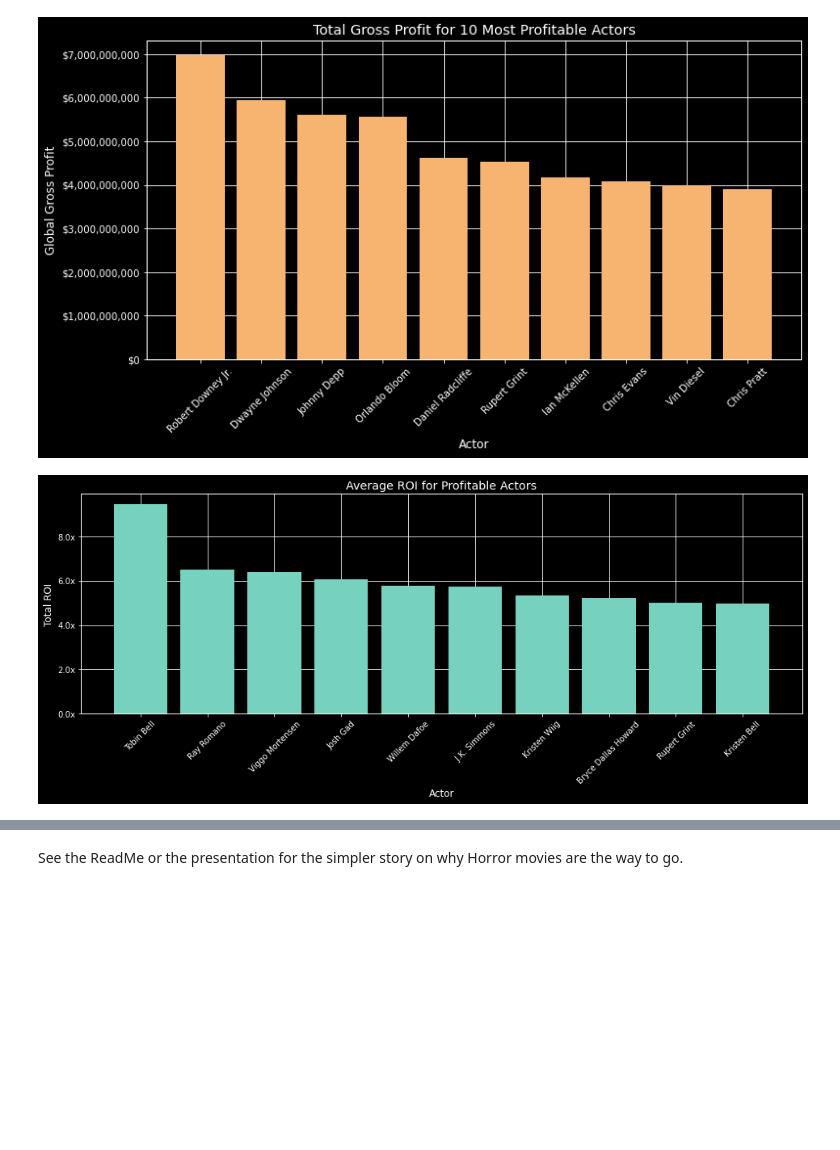
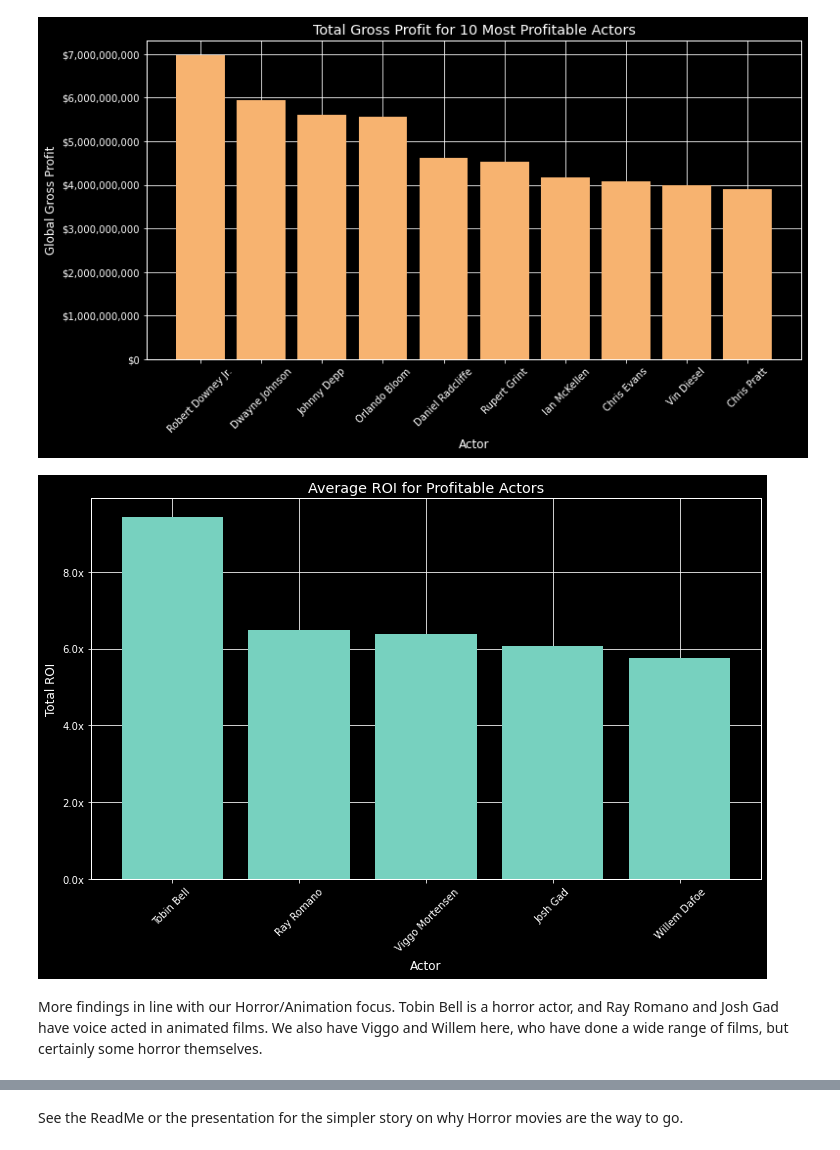
Before and after one commit to ttrechsel/Phase2_Movies, a Jupyter notebook: Movie_Project_Final_JN.ipynb, the cells around one changed output, grey strips where cells are left out. Drawn from its saved outputs; the diff is of its cells as text; code cells hidden in the pictures; blank space fills up the shorter version.

```diff
--- a/Movie_Project_Final_JN.ipynb
+++ b/Movie_Project_Final_JN.ipynb
@@ -864,26 +924,28 @@ plt.show();
 # %%
 # Average ROI by Actor for actors in at least 5 films
 common_actors = actors_exploded['Actors'].value_counts()[lambda x : x >= 5]
 actors_df = actors_exploded[actors_exploded['Actors'].isin(common_actors.index)]
 
 ROI_by_actor = actors_df.groupby('Actors').sum()
 ROI_by_actor['ROI'] = ROI_by_actor['Global_Gross_Profit'] / ROI_by_actor['Budget']
-ROI_by_actor = ROI_by_actor.sort_values('ROI', ascending=False).head(10)
+ROI_by_actor = ROI_by_actor.sort_values('ROI', ascending=False).head(5)
 
-fig, ax = plt.subplots(figsize=(16, 5))
+fig, ax = plt.subplots(figsize=(12, 7))
 
 ax.bar(ROI_by_actor.index, ROI_by_actor['ROI'], width=0.8, color='#77d1bf')
 
 ax.set_xlabel('Actor')
 ax.set_xticks(ROI_by_actor.index)
 plt.xticks(rotation=45)
 
 ax.set_ylabel('Total ROI')
 ax.yaxis.set_major_formatter(StrMethodFormatter('{x:,.1f}x'))
 
 ax.set_title('Average ROI for Profitable Actors')
 
 plt.savefig("./Images/roi_actors.png", dpi=150, bbox_inches="tight")
 plt.show();
 # %% [output]
-[figure, old version]
+[figure, new version]
+# %% [markdown]
+More findings in line with our Horror/Animation focus. Tobin Bell is a horror actor, and Ray Romano and Josh Gad have voice acted in animated films. We also have Viggo and Willem here, who have done a wide range of films, but certainly some horror themselves.
```
Also changed, not shown: parts of 25 cells of this notebook, 5 other files.
